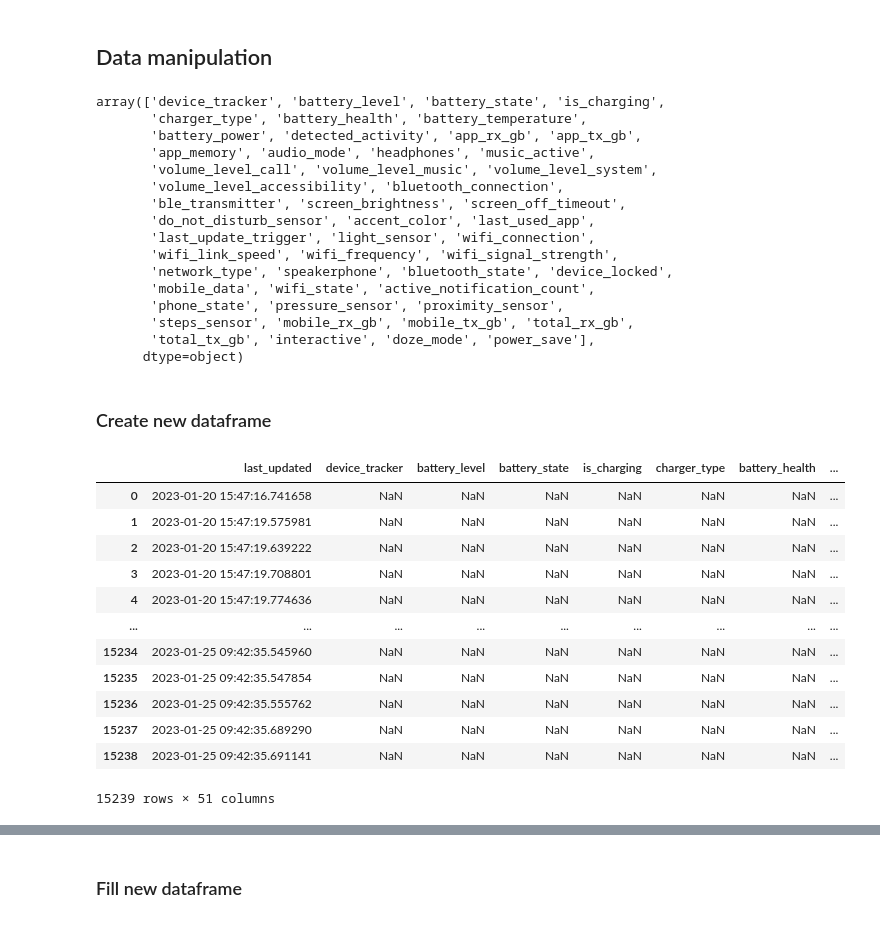
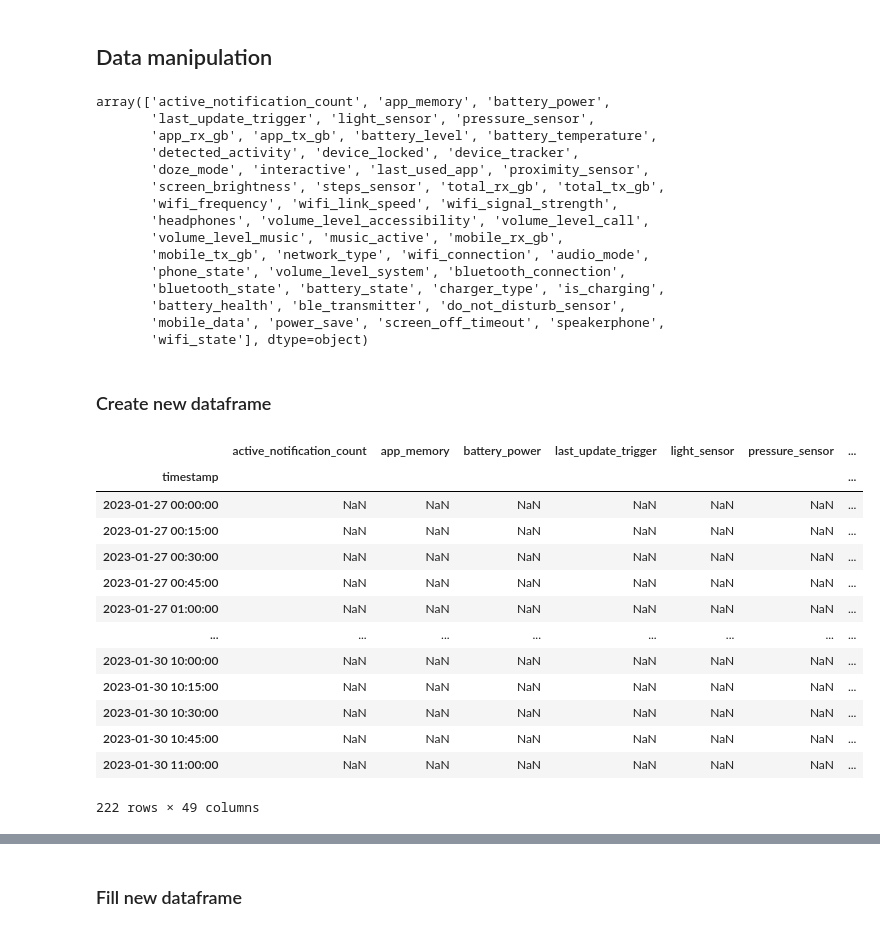
Before and after one commit to nunof98/data-fusion, a Jupyter notebook: main.ipynb, the cells around one changed output, grey strips where cells are left out. Drawn from its saved outputs; the diff is of its cells as text; code cells hidden in the pictures.

Commit message:
Manipulate and aggregate sensor data to simplify dataframe

```diff
--- a/main.ipynb
+++ b/main.ipynb
@@ -7,7 +7,7 @@ import numpy as np
 import pandas as pd
 
 # Load dataset
-dataframe = pd.read_csv('dataset.csv')
+dataframe = pd.read_csv('joaq.csv')
 dataframe
 # %% [output]
 |  | entity_id | state | last_updated |
@@ -25,0 +26,4 @@ dataframe
+# %%
+dataframe['last_updated'] = pd.to_datetime(dataframe['last_updated']).dt.round('15min')
+dataframe = dataframe.groupby(['last_updated', 'entity_id']).agg({'state': 'max'}).reset_index()
+dataframe
@@ -69,40 +87,42 @@ Name: entity_id, dtype: int64
 sensor_columns = dataframe['entity_id'].unique()
 sensor_columns
 # %% [output]
-array(['device_tracker', 'battery_level', 'battery_state', 'is_charging',
-       'charger_type', 'battery_health', 'battery_temperature',
-       'battery_power', 'detected_activity', 'app_rx_gb', 'app_tx_gb',
-       'app_memory', 'audio_mode', 'headphones', 'music_active',
-       'volume_level_call', 'volume_level_music', 'volume_level_system',
-       'volume_level_accessibility', 'bluetooth_connection',
-       'ble_transmitter', 'screen_brightness', 'screen_off_timeout',
-       'do_not_disturb_sensor', 'accent_color', 'last_used_app',
-       'last_update_trigger', 'light_sensor', 'wifi_connection',
-       'wifi_link_speed', 'wifi_frequency', 'wifi_signal_strength',
-       'network_type', 'speakerphone', 'bluetooth_state', 'device_locked',
-       'mobile_data', 'wifi_state', 'active_notification_count',
-       'phone_state', 'pressure_sensor', 'proximity_sensor',
-       'steps_sensor', 'mobile_rx_gb', 'mobile_tx_gb', 'total_rx_gb',
-       'total_tx_gb', 'interactive', 'doze_mode', 'power_save'],
-      dtype=object)
+array(['active_notification_count', 'app_memory', 'battery_power',
+       'last_update_trigger', 'light_sensor', 'pressure_sensor',
+       'app_rx_gb', 'app_tx_gb', 'battery_level', 'battery_temperature',
+       'detected_activity', 'device_locked', 'device_tracker',
+       'doze_mode', 'interactive', 'last_used_app', 'proximity_sensor',
+       'screen_brightness', 'steps_sensor', 'total_rx_gb', 'total_tx_gb',
+       'wifi_frequency', 'wifi_link_speed', 'wifi_signal_strength',
+       'headphones', 'volume_level_accessibility', 'volume_level_call',
+       'volume_level_music', 'music_active', 'mobile_rx_gb',
+       'mobile_tx_gb', 'network_type', 'wifi_connection', 'audio_mode',
+       'phone_state', 'volume_level_system', 'bluetooth_connection',
+       'bluetooth_state', 'battery_state', 'charger_type', 'is_charging',
+       'battery_health', 'ble_transmitter', 'do_not_disturb_sensor',
+       'mobile_data', 'power_save', 'screen_off_timeout', 'speakerphone',
+       'wifi_state'], dtype=object)
 # %% [markdown]
 ### Create new dataframe
 # %%
 # create new dataframe with sensors as column headers
-df = pd.DataFrame(columns =[sensor_columns])
-df.insert(0, 'last_updated', dataframe['last_updated'])
+df = pd.DataFrame(columns=sensor_columns)
+# insert timestamp column as index
+df.insert(0, 'timestamp', dataframe['last_updated'].unique())
+df = df.set_index('timestamp')
 df
 # %% [output]
-|  | last_updated | device_tracker | battery_level | battery_state | is_charging | charger_type | battery_health | ... |
-| 0 | 2023-01-20 15:47:16.741658 | NaN | NaN | NaN | NaN | NaN | NaN | ... |
-| 1 | 2023-01-20 15:47:19.575981 | NaN | NaN | NaN | NaN | NaN | NaN | ... |
-| 2 | 2023-01-20 15:47:19.639222 | NaN | NaN | NaN | NaN | NaN | NaN | ... |
-| 3 | 2023-01-20 15:47:19.708801 | NaN | NaN | NaN | NaN | NaN | NaN | ... |
-| 4 | 2023-01-20 15:47:19.774636 | NaN | NaN | NaN | NaN | NaN | NaN | ... |
-| ... | ... | ... | ... | ... | ... | ... | ... | ... |
-| 15234 | 2023-01-25 09:42:35.545960 | NaN | NaN | NaN | NaN | NaN | NaN | ... |
-| 15235 | 2023-01-25 09:42:35.547854 | NaN | NaN | NaN | NaN | NaN | NaN | ... |
-| 15236 | 2023-01-25 09:42:35.555762 | NaN | NaN | NaN | NaN | NaN | NaN | ... |
-| 15237 | 2023-01-25 09:42:35.689290 | NaN | NaN | NaN | NaN | NaN | NaN | ... |
-| 15238 | 2023-01-25 09:42:35.691141 | NaN | NaN | NaN | NaN | NaN | NaN | ... |
+|  | active_notification_count | app_memory | battery_power | last_update_trigger | light_sensor | pressure_sensor | ... |
+| timestamp |  |  |  |  |  |  | ... |
+| 2023-01-27 00:00:00 | NaN | NaN | NaN | NaN | NaN | NaN | ... |
+| 2023-01-27 00:15:00 | NaN | NaN | NaN | NaN | NaN | NaN | ... |
+| 2023-01-27 00:30:00 | NaN | NaN | NaN | NaN | NaN | NaN | ... |
+| 2023-01-27 00:45:00 | NaN | NaN | NaN | NaN | NaN | NaN | ... |
+| 2023-01-27 01:00:00 | NaN | NaN | NaN | NaN | NaN | NaN | ... |
+| ... | ... | ... | ... | ... | ... | ... | ... |
+| 2023-01-30 10:00:00 | NaN | NaN | NaN | NaN | NaN | NaN | ... |
+| 2023-01-30 10:15:00 | NaN | NaN | NaN | NaN | NaN | NaN | ... |
+| 2023-01-30 10:30:00 | NaN | NaN | NaN | NaN | NaN | NaN | ... |
+| 2023-01-30 10:45:00 | NaN | NaN | NaN | NaN | NaN | NaN | ... |
+| 2023-01-30 11:00:00 | NaN | NaN | NaN | NaN | NaN | NaN | ... |
-15239 rows × 51 columns
+222 rows × 49 columns
```
Also changed, not shown: parts of 12 cells of this notebook, 1 other file.
